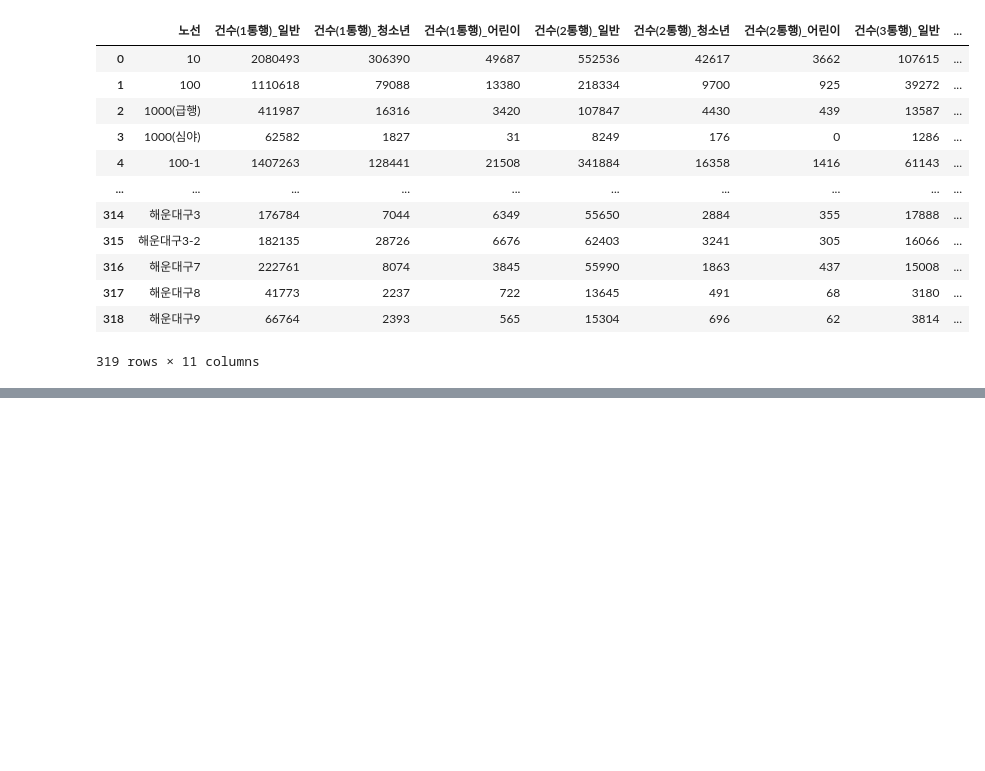
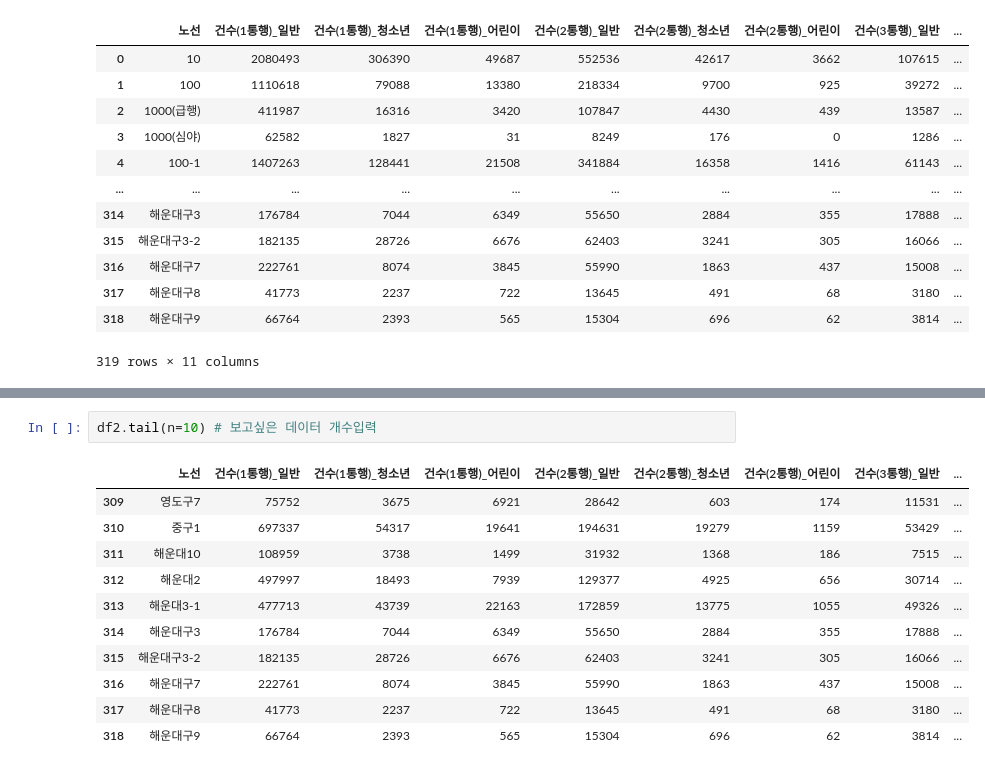
Before and after one commit to tjdrnr1217/-Bigdata-Python-2023, a Jupyter notebook: Day06/py32_pandas_io.ipynb, the cells around one changed output, grey strips where cells are left out. Saved outputs shown, nothing was run; the diff lists cells and outputs as text; blank space fills up the shorter version.

```diff
--- a/Day06/py32_pandas_io.ipynb
+++ b/Day06/py32_pandas_io.ipynb
@@ -50,0 +194,14 @@ df2
+# %%
+df2.tail(n=10) # 보고싶은 데이터 개수입력
+# %% [output]
+|  | 노선 | 건수(1통행)_일반 | 건수(1통행)_청소년 | 건수(1통행)_어린이 | 건수(2통행)_일반 | 건수(2통행)_청소년 | 건수(2통행)_어린이 | 건수(3통행)_일반 | ... |
+| 309 | 영도구7 | 75752 | 3675 | 6921 | 28642 | 603 | 174 | 11531 | ... |
+| 310 | 중구1 | 697337 | 54317 | 19641 | 194631 | 19279 | 1159 | 53429 | ... |
+| 311 | 해운대10 | 108959 | 3738 | 1499 | 31932 | 1368 | 186 | 7515 | ... |
+| 312 | 해운대2 | 497997 | 18493 | 7939 | 129377 | 4925 | 656 | 30714 | ... |
+| 313 | 해운대3-1 | 477713 | 43739 | 22163 | 172859 | 13775 | 1055 | 49326 | ... |
+| 314 | 해운대구3 | 176784 | 7044 | 6349 | 55650 | 2884 | 355 | 17888 | ... |
+| 315 | 해운대구3-2 | 182135 | 28726 | 6676 | 62403 | 3241 | 305 | 16066 | ... |
+| 316 | 해운대구7 | 222761 | 8074 | 3845 | 55990 | 1863 | 437 | 15008 | ... |
+| 317 | 해운대구8 | 41773 | 2237 | 722 | 13645 | 491 | 68 | 3180 | ... |
+| 318 | 해운대구9 | 66764 | 2393 | 565 | 15304 | 696 | 62 | 3814 | ... |
```
Also changed, not shown: parts of 17 cells of this notebook, 6 other files.
